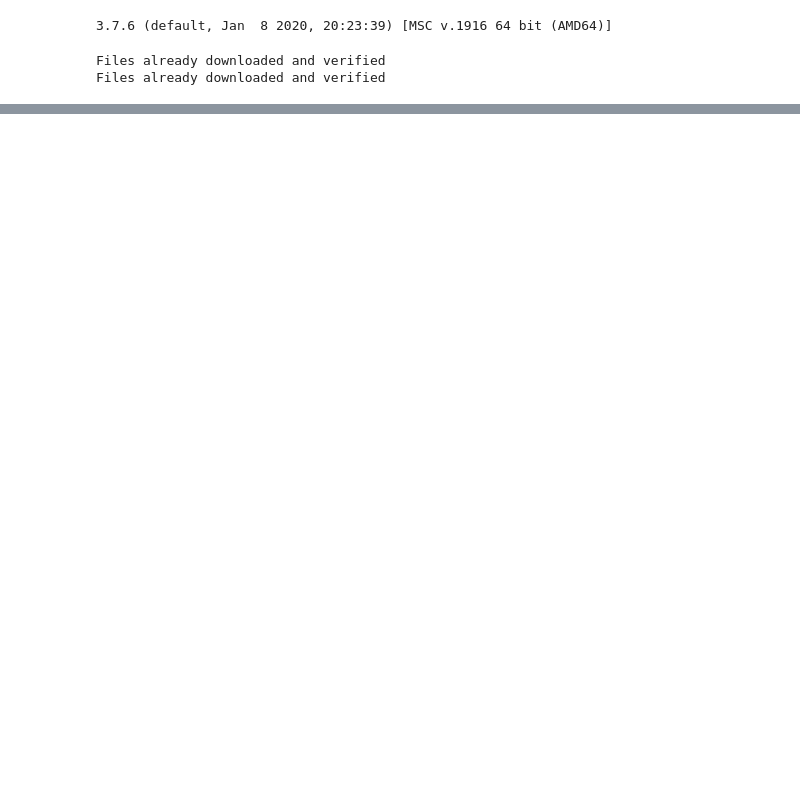
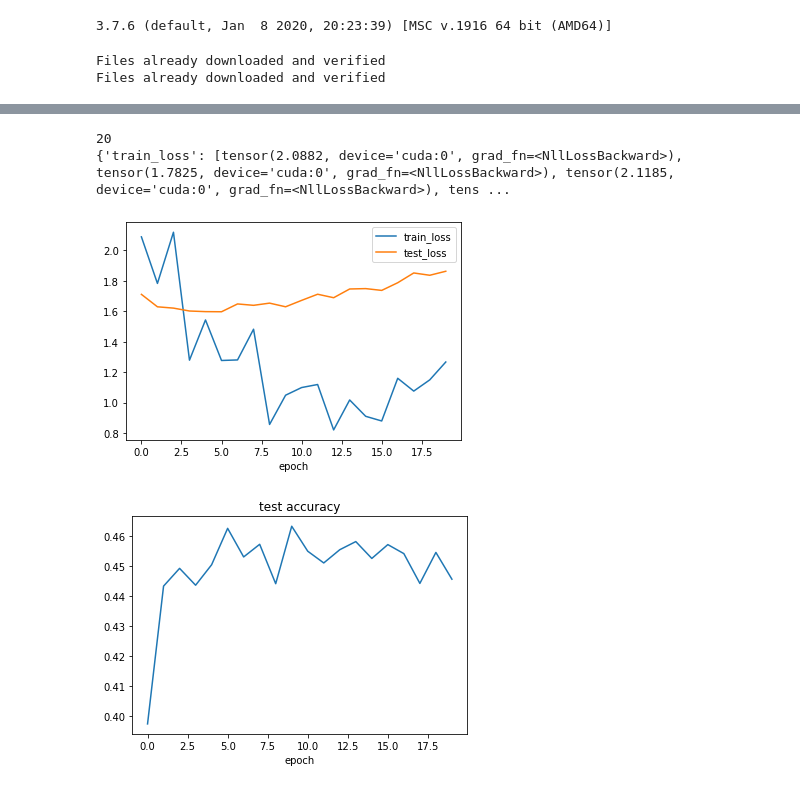
Before and after one commit to RRFHOUDEN/tut-pytorch, a Jupyter notebook: CIFAR10/tut-model/liner-model.ipynb, the cells around one changed output, grey strips where cells are left out. Drawn from its saved outputs; the diff is of its cells as text; code cells hidden in the pictures; blank space fills up the shorter version.

```diff
--- a/CIFAR10/tut-model/liner-model.ipynb
+++ b/CIFAR10/tut-model/liner-model.ipynb
@@ -74,0 +76,28 @@ for i, (images, label) in enumerate(testloader):
+# %%
+import torch.nn as nn
+import torch.nn.functional as f
+class LinearNet(nn.Module):
+    def __init__(self):
+        super(LinearNet, self).__init__()
+        self.fc1 = nn.Linear(3*32*32, 1000)
+        self.fc2 = nn.Linear(1000, 10)
+
+    def forward(self, x):
+        x = self.fc1(x)
+        x = torch.sigmoid(x)
+        x = self.fc2(x)
+
+        return f.log_softmax(x, dim=1)
+# %%
+num_epoch = 20
+history = {
+    'train_loss':[],
+    'test_loss':[],
+    'test_acc':[]
+}
+
+device = 'cuda' if torch.cuda.is_available() else 'cpu'
+net = LinearNet().to(device)
+# %%
+optimizer = torch.optim.Adam(params=net.parameters(), lr=0.001)
+criterion = nn.CrossEntropyLoss()
@@ -74,0 +161,20 @@ for i, (images, label) in enumerate(testloader):
+# %%
+print(num_epoch)
+print(history)
+plt.figure()
+plt.plot(range(len(history['train_loss'])), history['train_loss'], label='train_loss')
+plt.plot(range(len(history['test_loss'])), history['test_loss'], label='test_loss')
+plt.xlabel('epoch')
+plt.legend()
+plt.savefig('loss.png')
+
+plt.figure()
+plt.plot(range(len(history['test_acc'])), history['test_acc'])
+plt.title('test accuracy')
+plt.xlabel('epoch')
+plt.savefig('test_acc.png')
+# %% [output]
+20
+{'train_loss': [tensor(2.0882, device='cuda:0', grad_fn=<NllLossBackward>), tensor(1.7825, device='cuda:0', grad_fn=<NllLossBackward>), tensor(2.1185, device='cuda:0', grad_fn=<NllLossBackward>), tens ...
+[figure, added]
+[figure, added]
```
Also changed, not shown: parts of 3 cells of this notebook, 2 other files.
